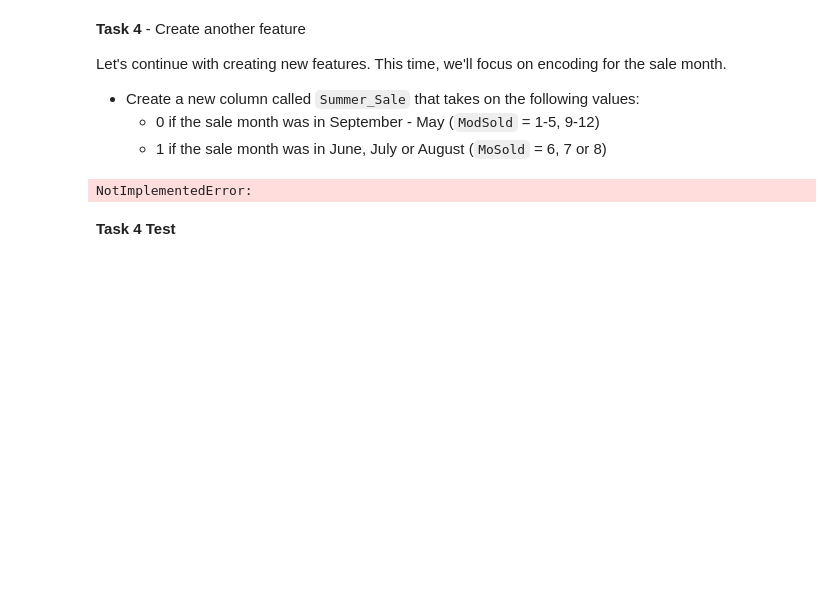
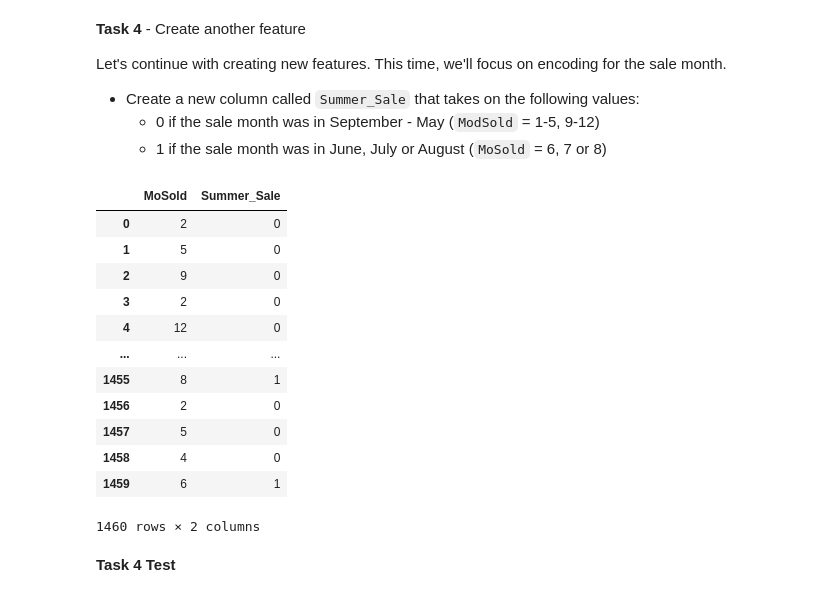
Before and after one commit to LycheeCocoa/DS-Unit-1-Sprint-1-Data-Wrangling-and-Storytelling, a Jupyter notebook: module2-make-features/LS_DS_112_Make_Features_Assignment_AG.ipynb, the cells around one changed output. Cells and saved outputs as stored; diff of their text form; code cells hidden in the pictures; blank space fills up the shorter version.

Commit message:
Task 9

```diff
--- a/module2-make-features/LS_DS_112_Make_Features_Assignment_AG.ipynb
+++ b/module2-make-features/LS_DS_112_Make_Features_Assignment_AG.ipynb
@@ -181,16 +161,33 @@ Let's continue with creating new features. This time, we'll focus on encoding fo
 * Create a new column called `Summer_Sale` that takes on the following values:
     * 0 if the sale month was in September - May (`ModSold` = 1-5, 9-12)
     * 1 if the sale month was in June, July or August (`MoSold` = 6, 7 or 8)
-# %%
-# Task 4
-
-# YOUR CODE HERE
-raise NotImplementedError()
-
-# View the new column
-house[['MoSold', 'Summer_Sale']]
-# %% [output]
-NotImplementedError:
+# %%
+# Task 4
+
+# YOUR CODE HERE
+summer_sale = house['MoSold'].copy()
+sep_may = summer_sale.isin([1, 2, 3, 4, 5, 9, 10, 11, 12])
+jun_aug = summer_sale.isin([6, 7, 8])
+summer_sale[sep_may] = 0
+summer_sale[jun_aug] = 1
+
+house['Summer_Sale'] = summer_sale
+# View the new column
+house[['MoSold', 'Summer_Sale']]
+# %% [output]
+|  | MoSold | Summer_Sale |
+| 0 | 2 | 0 |
+| 1 | 5 | 0 |
+| 2 | 9 | 0 |
+| 3 | 2 | 0 |
+| 4 | 12 | 0 |
+| ... | ... | ... |
+| 1455 | 8 | 1 |
+| 1456 | 2 | 0 |
+| 1457 | 5 | 0 |
+| 1458 | 4 | 0 |
+| 1459 | 6 | 1 |
+1460 rows × 2 columns
 # %% [markdown]
 **Task 4 Test**
 # %%
```
Also changed, not shown: parts of 6 cells of this notebook.
